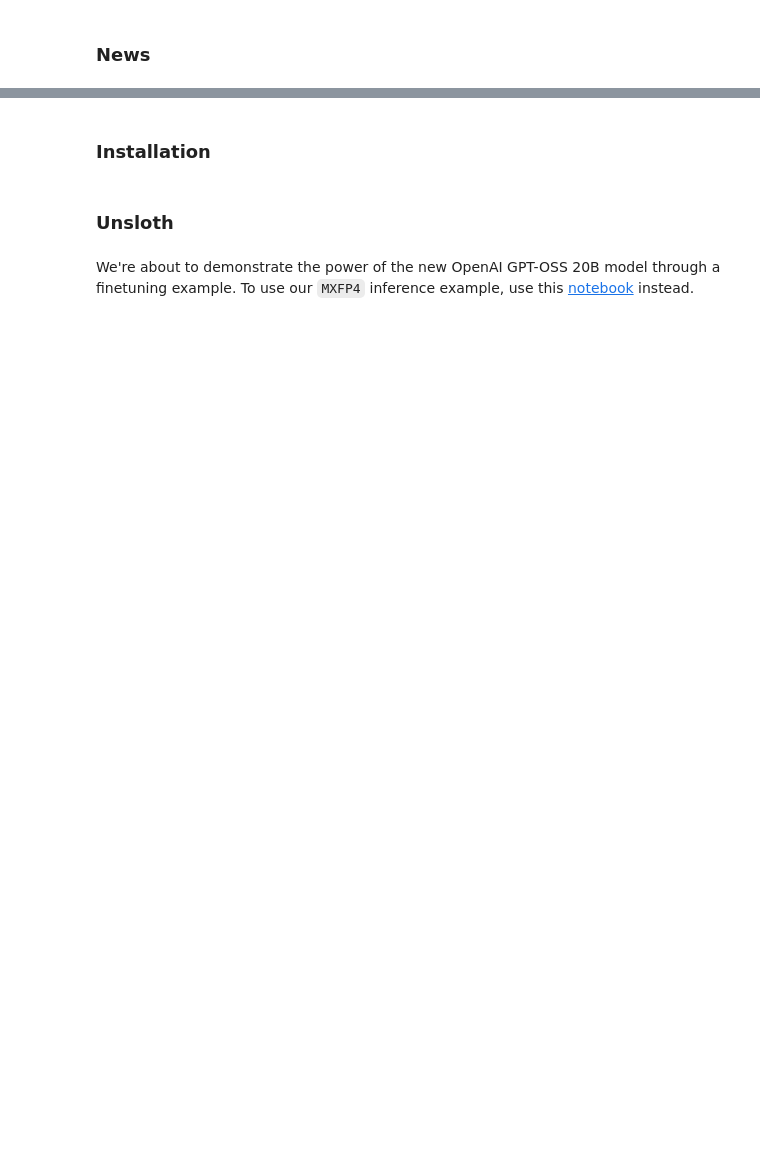
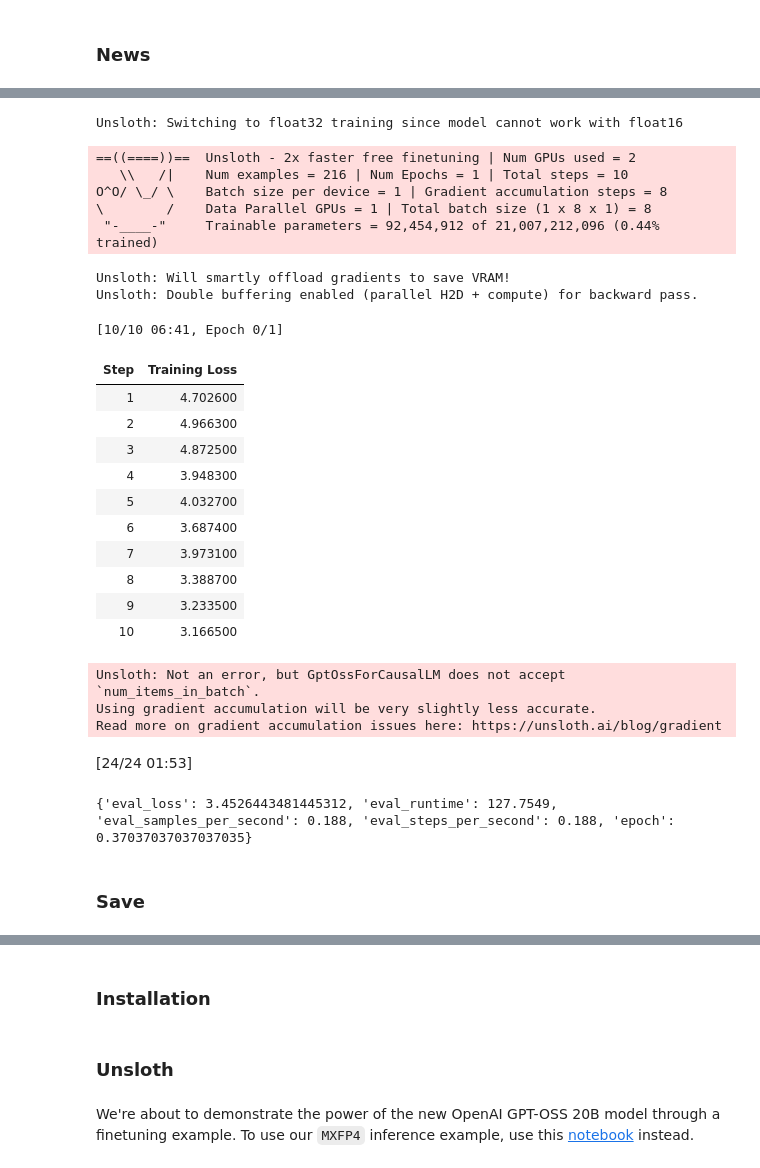
Before and after one commit to MWell281/AI-Training, a Jupyter notebook: nb/gpt-oss-(20B)-Fine-tuning.ipynb, the cells around one changed output, grey strips where cells are left out. Cells and saved outputs as stored; diff of their text form; code cells hidden in the pictures; blank space fills up the shorter version.

```diff
--- a/nb/gpt-oss-(20B)-Fine-tuning.ipynb
+++ b/nb/gpt-oss-(20B)-Fine-tuning.ipynb
@@ -27,0 +30,5 @@ Visit our docs for all our [model uploads](https://unsloth.ai/docs/get-started/u
+# %%
+from google.colab import drive
+drive.mount("/content/drive")
+
+adapter_path = "/content/drive/MyDrive/AI learning/gpt-oss-fable-lora-v1"
@@ -27,0 +37,11 @@ Visit our docs for all our [model uploads](https://unsloth.ai/docs/get-started/u
+# %%
+import torch
+from unsloth import FastLanguageModel
+
+model, tokenizer = FastLanguageModel.from_pretrained(
+    model_name=adapter_path,
+    max_seq_length=1024,
+    dtype=torch.float32,
+    load_in_4bit=True,
+    full_finetuning=False,
+)
@@ -27,0 +217,55 @@ Visit our docs for all our [model uploads](https://unsloth.ai/docs/get-started/u
+# %%
+from trl import SFTConfig, SFTTrainer
+
+FastLanguageModel.for_training(model)
+
+trainer = SFTTrainer(
+    model=model,
+    processing_class=tokenizer,
+    train_dataset=commit_data["train"],
+    eval_dataset=commit_data["test"],
+    args=SFTConfig(
+        output_dir="/content/commitpack-v2-output",
+        dataset_text_field="text",
+        max_length=1024,
+        per_device_train_batch_size=1,
+        per_device_eval_batch_size=1,
+        gradient_accumulation_steps=8,
+        max_steps=10,
+        learning_rate=1e-5,
+        logging_steps=1,
+        save_strategy="no",
+        report_to="none",
+    ),
+)
+
+trainer.train()
+print(trainer.evaluate())
+# %% [output]
+Unsloth: Switching to float32 training since model cannot work with float16
+==((====))==  Unsloth - 2x faster free finetuning | Num GPUs used = 2
+   \\   /|    Num examples = 216 | Num Epochs = 1 | Total steps = 10
+O^O/ \_/ \    Batch size per device = 1 | Gradient accumulation steps = 8
+\        /    Data Parallel GPUs = 1 | Total batch size (1 x 8 x 1) = 8
+ "-____-"     Trainable parameters = 92,454,912 of 21,007,212,096 (0.44% trained)
+Unsloth: Will smartly offload gradients to save VRAM!
+Unsloth: Double buffering enabled (parallel H2D + compute) for backward pass.
+[10/10 06:41, Epoch 0/1]
+| Step | Training Loss |
+| 1 | 4.702600 |
+| 2 | 4.966300 |
+| 3 | 4.872500 |
+| 4 | 3.948300 |
+| 5 | 4.032700 |
+| 6 | 3.687400 |
+| 7 | 3.973100 |
+| 8 | 3.388700 |
+| 9 | 3.233500 |
+| 10 | 3.166500 |
+Unsloth: Not an error, but GptOssForCausalLM does not accept `num_items_in_batch`.
+Using gradient accumulation will be very slightly less accurate.
+Read more on gradient accumulation issues here: https://unsloth.ai/blog/gradient
+[24/24 01:53]
+{'eval_loss': 3.4526443481445312, 'eval_runtime': 127.7549, 'eval_samples_per_second': 0.188, 'eval_steps_per_second': 0.188, 'epoch': 0.37037037037037035}
+# %% [markdown]
+### Save
```
Also changed, not shown: parts of 26 cells of this notebook.
